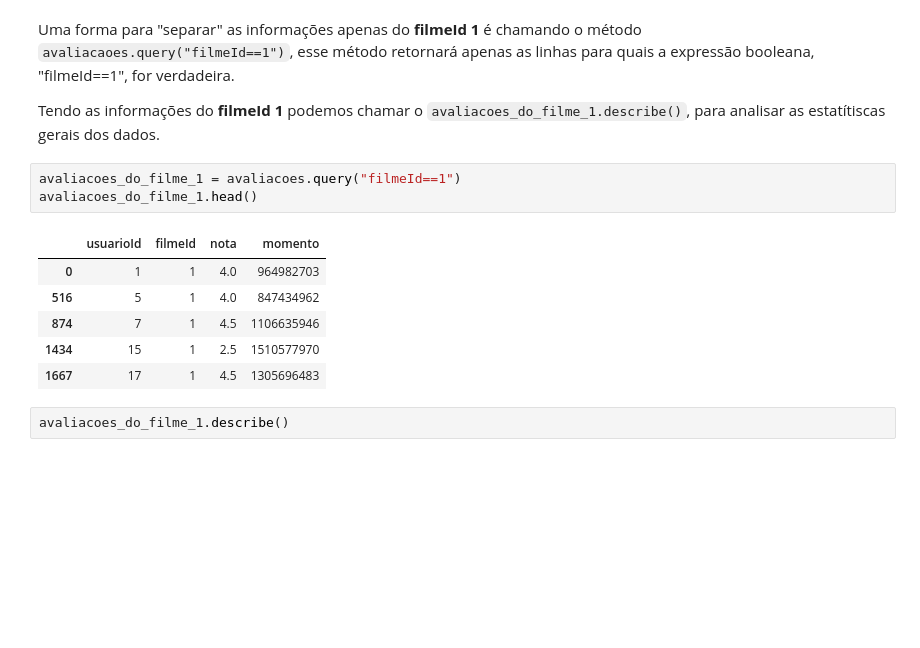
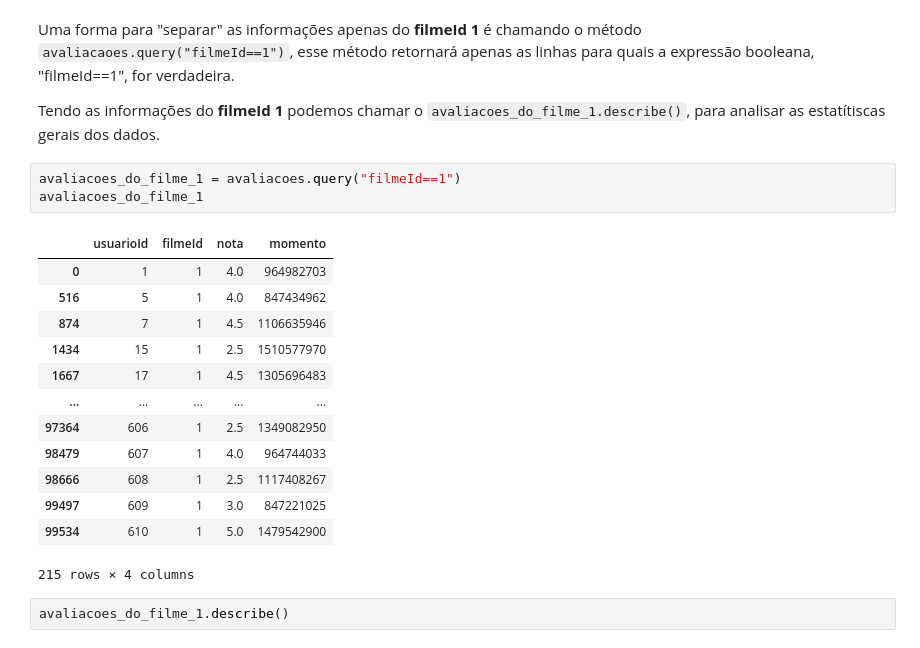
Before and after one commit to lucasbecker/quarentena-dados, a Jupyter notebook: QuarentenaDados_Aula_01.ipynb, the cells around one changed output. Drawn from its saved outputs; the diff is of its cells as text; blank space fills up the shorter version.

````diff
--- a/QuarentenaDados_Aula_01.ipynb
+++ b/QuarentenaDados_Aula_01.ipynb
@@ -120,14 +120,21 @@ Uma forma para "separar" as informações apenas do **filmeId 1** é chamando o
 Tendo as informações do **filmeId 1** podemos chamar o ```avaliacoes_do_filme_1.describe()```, para analisar as estatítiscas gerais dos dados.
 # %%
 avaliacoes_do_filme_1 = avaliacoes.query("filmeId==1")
-avaliacoes_do_filme_1.head()
+avaliacoes_do_filme_1
 # %% [output]
 |  | usuarioId | filmeId | nota | momento |
 | 0 | 1 | 1 | 4.0 | 964982703 |
 | 516 | 5 | 1 | 4.0 | 847434962 |
 | 874 | 7 | 1 | 4.5 | 1106635946 |
 | 1434 | 15 | 1 | 2.5 | 1510577970 |
 | 1667 | 17 | 1 | 4.5 | 1305696483 |
+| ... | ... | ... | ... | ... |
+| 97364 | 606 | 1 | 2.5 | 1349082950 |
+| 98479 | 607 | 1 | 4.0 | 964744033 |
+| 98666 | 608 | 1 | 2.5 | 1117408267 |
+| 99497 | 609 | 1 | 3.0 | 847221025 |
+| 99534 | 610 | 1 | 5.0 | 1479542900 |
+215 rows × 4 columns
 # %%
 avaliacoes_do_filme_1.describe()
 # %% [output]
````
Also changed, not shown: parts of 13 cells of this notebook.
